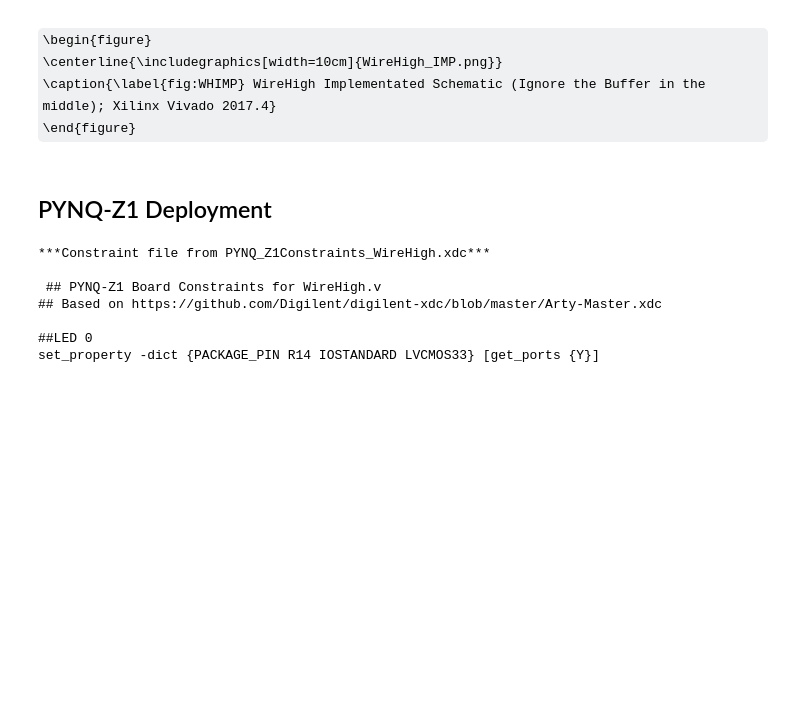
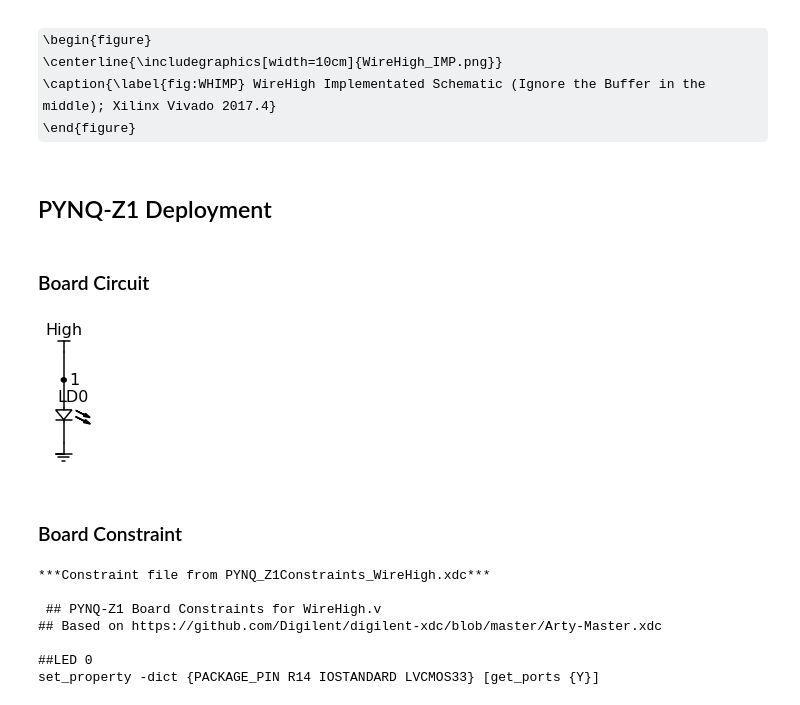
Before and after one commit to PyLCARS/PythonUberHDL, a Jupyter notebook: myHDL_DigLogicFundamentals/myHDL_LogicGates/myHDL_LogicGates.ipynb, the cells around one changed output. Cells and saved outputs as stored; diff of their text form; code cells hidden in the pictures; some formulas as TeX source; blank space fills up the shorter version.

```diff
--- a/myHDL_DigLogicFundamentals/myHDL_LogicGates/myHDL_LogicGates.ipynb
+++ b/myHDL_DigLogicFundamentals/myHDL_LogicGates/myHDL_LogicGates.ipynb
@@ -171,6 +190,24 @@ endmodule
 \end{figure}
 # %% [markdown]
 ## PYNQ-Z1 Deployment
+# %% [markdown]
+### Board Circuit
+# %%
+d = schem.Drawing(unit=.5)
+d.add(e.VDD, label='High')
+d.add(e.LINE, l=d.unit*2, d='down')
+d.add(e.DOT, rgtlabel='$1$')
+d.add(e.LINE, d='down', l=d.unit*2)
+d.add(e.LED, rgtlabel='LD0', d='down')
+
+#LED to ground
+d.add(e.LINE, d='down', l=d.unit*1.5)
+d.add(e.GND)
+d.draw()
+# %% [output]
+[figure, added]
+# %% [markdown]
+### Board Constraint
 # %%
 ConstraintXDCTextReader('PYNQ_Z1Constraints_WireHigh');
 # %% [output]
```
Also changed, not shown: parts of 68 cells of this notebook, 18 other files.
